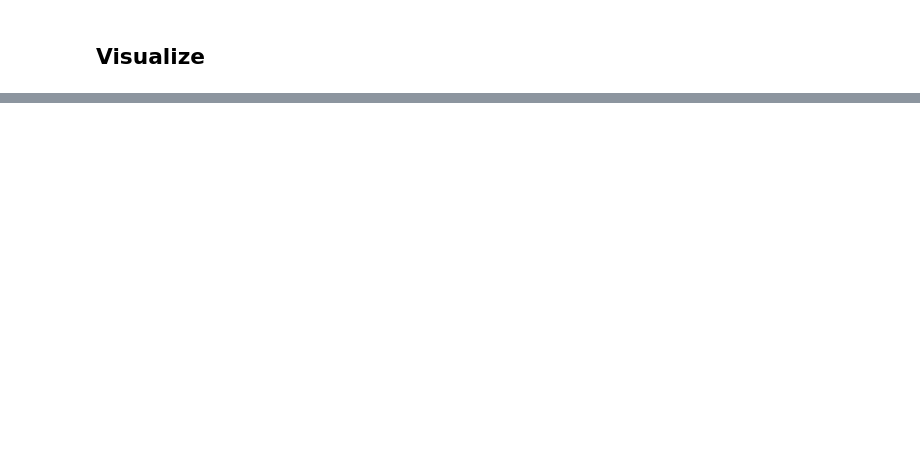
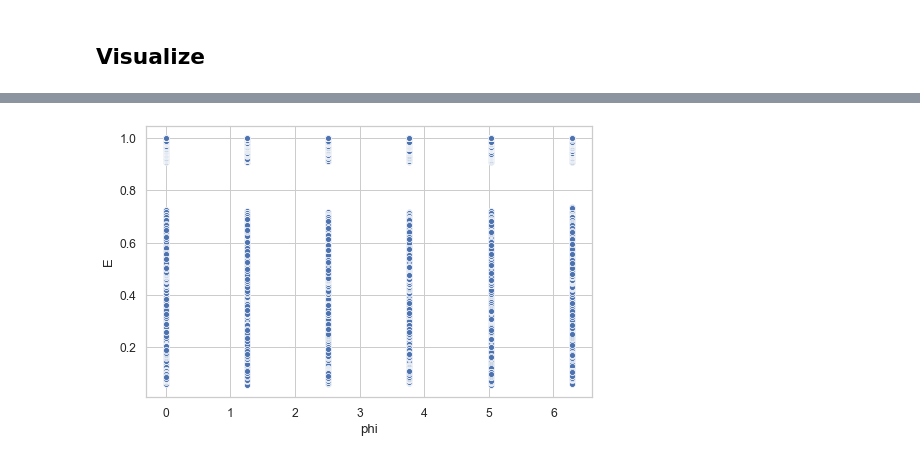
Before and after one commit to noamsgl/IBMAscolaChallenge, a Jupyter notebook: notebooks/explore_dataset.ipynb, the cells around one changed output, grey strips where cells are left out. Saved outputs shown, nothing was run; the diff lists cells and outputs as text; code cells hidden in the pictures; blank space fills up the shorter version.

```diff
--- a/notebooks/explore_dataset.ipynb
+++ b/notebooks/explore_dataset.ipynb
@@ -82,0 +64,4 @@ data_dist(df)
+# %%
+sns.scatterplot(x=df['phi'], y=df['E']);
+# %% [output]
+[figure, added]
```
Also changed, not shown: parts of 13 cells of this notebook, 31 other files.
